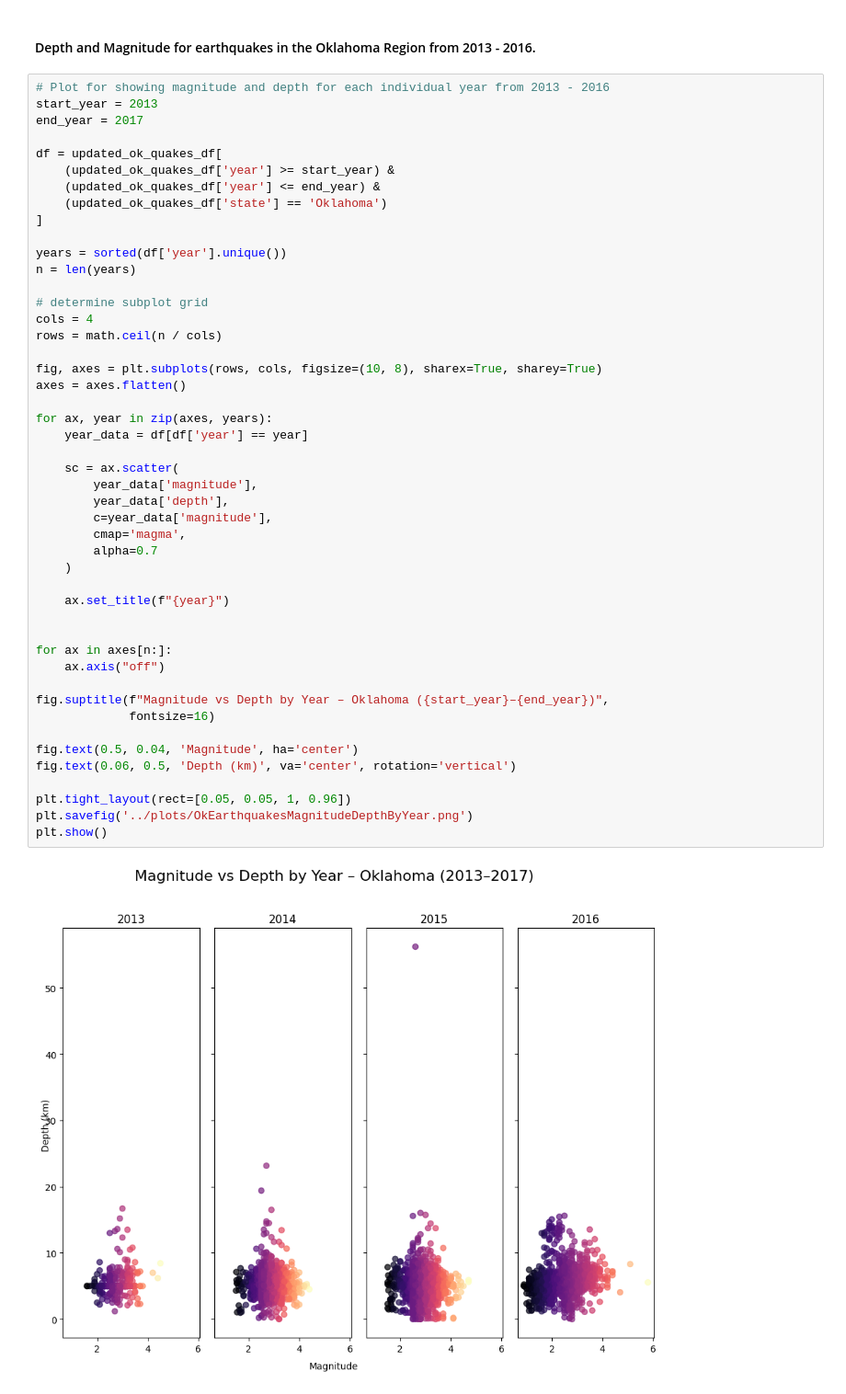
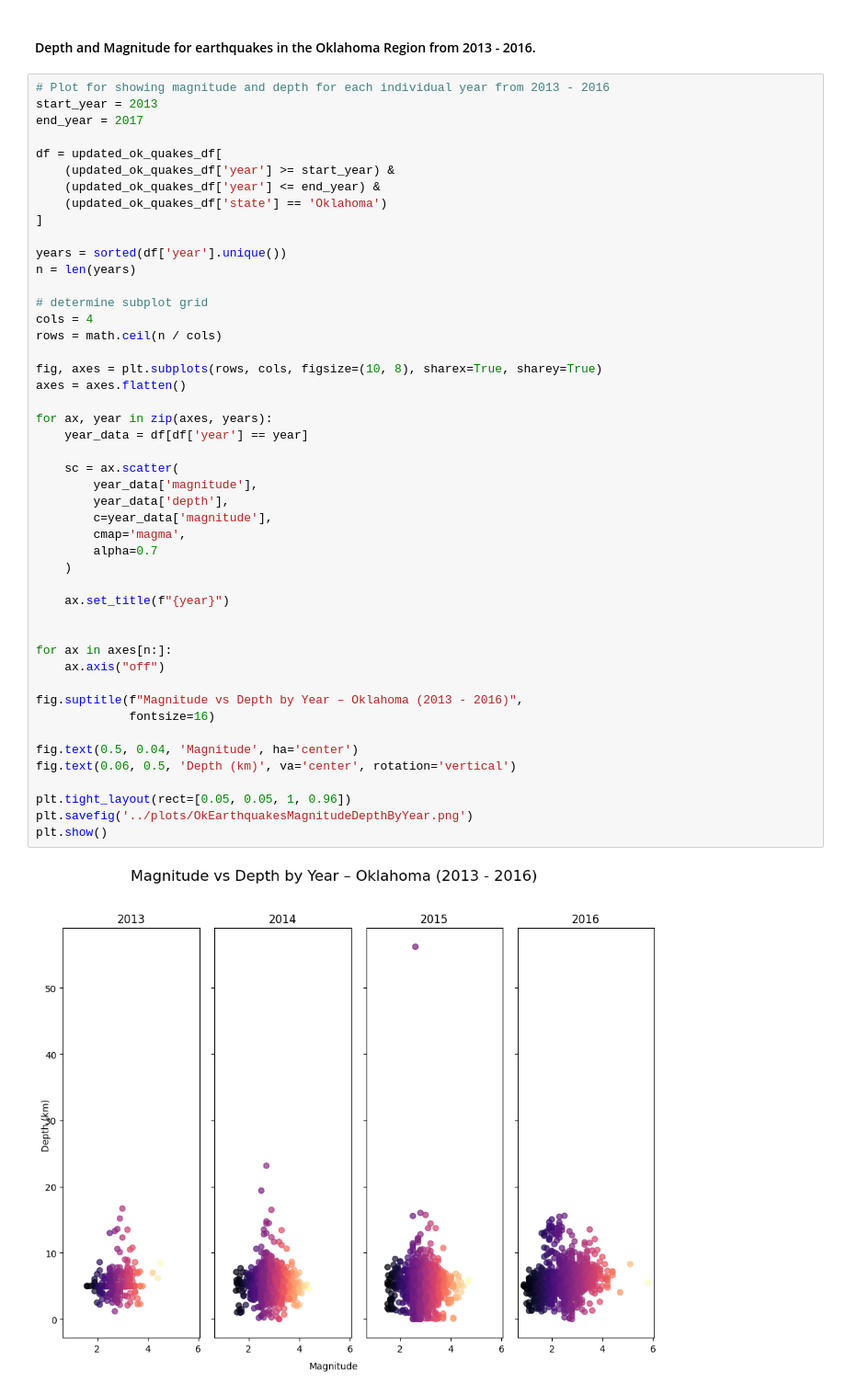
Before and after one commit to JulieGambill/Wastewater_And_Seismic_Activity, a Jupyter notebook: notebooks/Ok_Region_Earthquakes.ipynb, the cells around one changed output. Shown at 92% size. Cells and saved outputs as stored; diff of their text form.

```diff
--- a/notebooks/Ok_Region_Earthquakes.ipynb
+++ b/notebooks/Ok_Region_Earthquakes.ipynb
@@ -3692,32 +3690,32 @@ rows = math.ceil(n / cols)
 
 fig, axes = plt.subplots(rows, cols, figsize=(10, 8), sharex=True, sharey=True)
 axes = axes.flatten()
 
 for ax, year in zip(axes, years):
     year_data = df[df['year'] == year]
 
     sc = ax.scatter(
         year_data['magnitude'],
         year_data['depth'],
         c=year_data['magnitude'],
         cmap='magma',
         alpha=0.7
     )
 
     ax.set_title(f"{year}")
 
 
 for ax in axes[n:]:
     ax.axis("off")
 
-fig.suptitle(f"Magnitude vs Depth by Year – Oklahoma ({start_year}–{end_year})",
+fig.suptitle(f"Magnitude vs Depth by Year – Oklahoma (2013 - 2016)",
              fontsize=16)
 
 fig.text(0.5, 0.04, 'Magnitude', ha='center')
 fig.text(0.06, 0.5, 'Depth (km)', va='center', rotation='vertical')
 
 plt.tight_layout(rect=[0.05, 0.05, 1, 0.96])
 plt.savefig('../plots/OkEarthquakesMagnitudeDepthByYear.png')
 plt.show()
 # %% [output]
-[figure, old version]
+[figure, new version]
```
Also changed, not shown: parts of 5 cells of this notebook, 4 other files.
